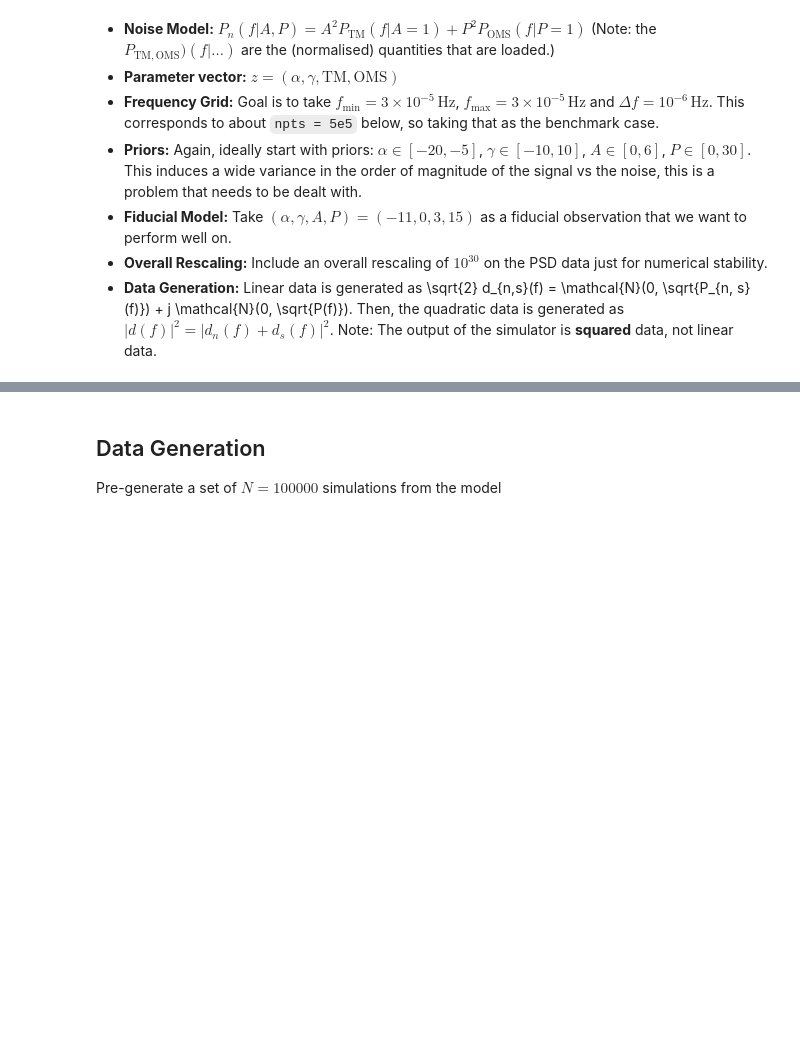
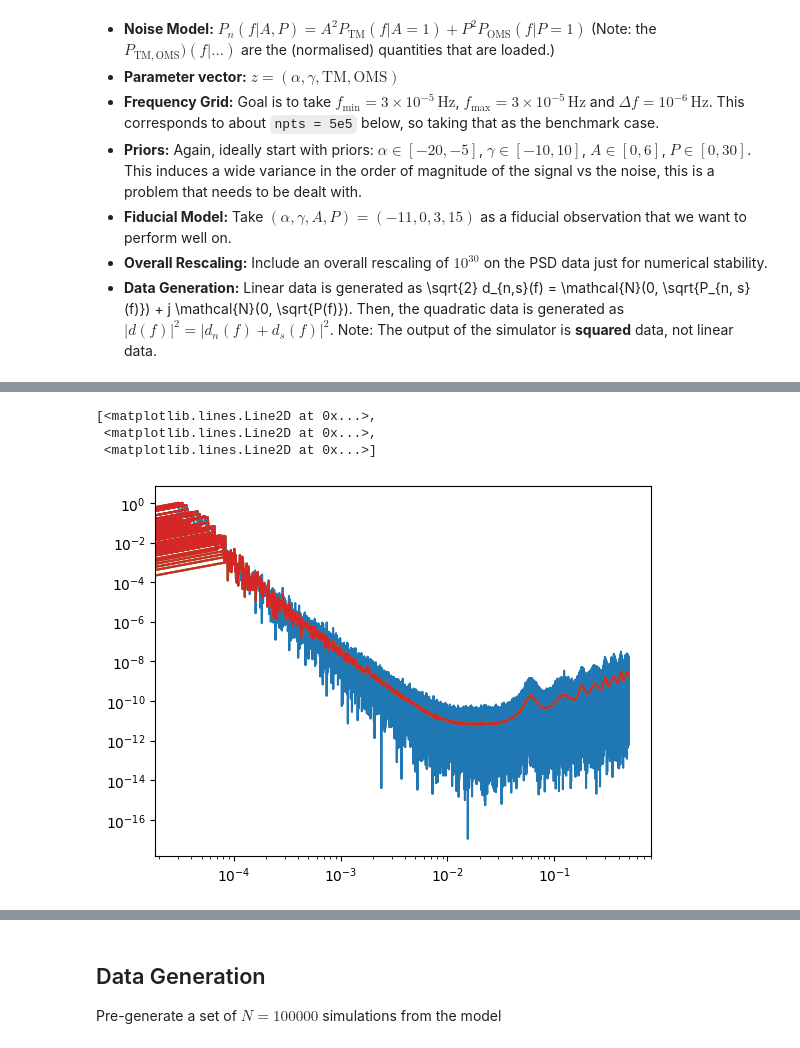
Before and after one commit to PEREGRINE-GW/saqqara, a Jupyter notebook: examples/fake_lisa/fake_lisa.ipynb, the cells around one changed output, grey strips where cells are left out. Drawn from its saved outputs; the diff is of its cells as text; code cells hidden in the pictures; blank space fills up the shorter version.

```diff
--- a/examples/fake_lisa/fake_lisa.ipynb
+++ b/examples/fake_lisa/fake_lisa.ipynb
@@ -152,0 +184,2 @@ class FakeLISA(swyft.Simulator):
+# %%
+lisa_sim = FakeLISA(npts=5e5, ngrid=1000)
@@ -153 +206,10 @@ class FakeLISA(swyft.Simulator):
+# %%
+sample = lisa_sim.sample()
+plt.loglog(lisa_sim.f, sample["quadratic_data"][0], label="Data")
+plt.loglog(lisa_sim.coarse_grained_f, sample["coarse_grained_data"][0], label="Noise")
+# %% [output]
+[<matplotlib.lines.Line2D at 0x...>,
+ <matplotlib.lines.Line2D at 0x...>,
+ <matplotlib.lines.Line2D at 0x...>]
+[figure, added]
 # %%
```
Also changed, not shown: parts of 17 cells of this notebook.
